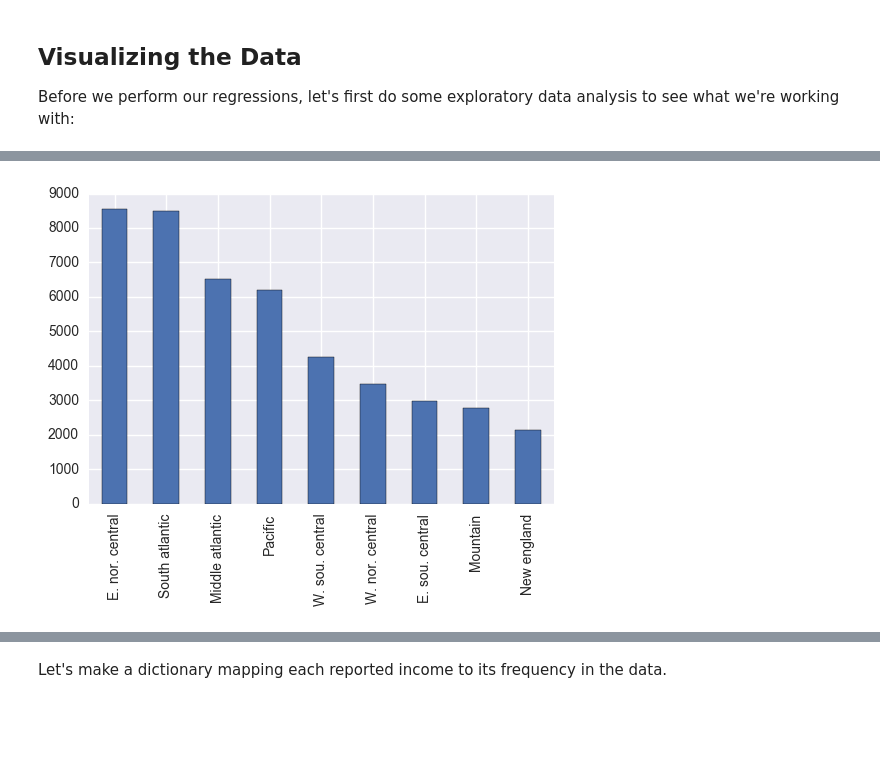
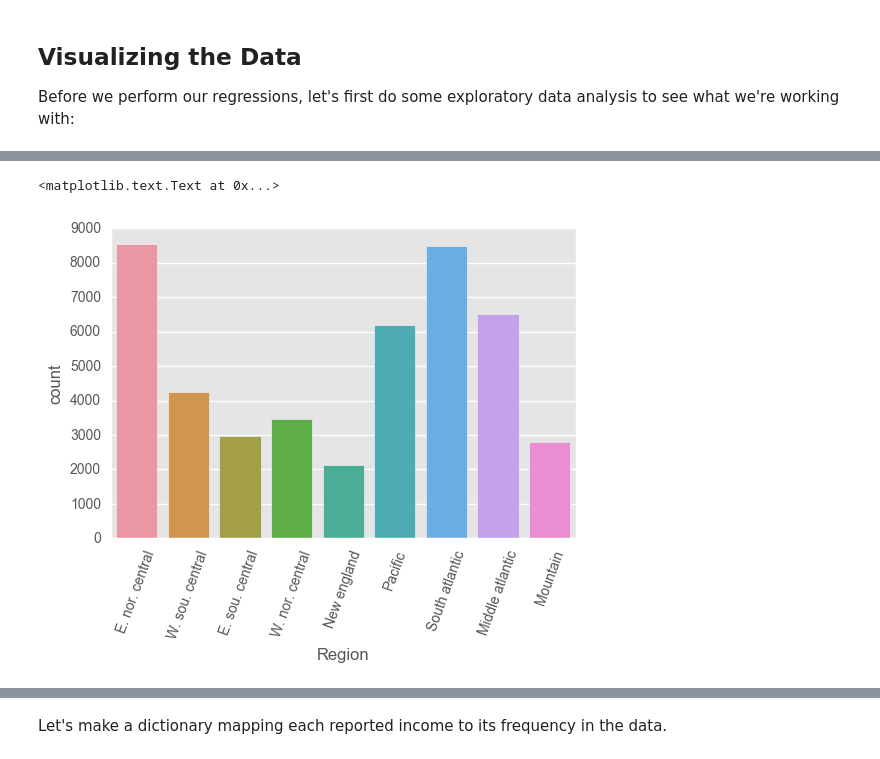
Before and after one commit to ds-modules/ENVECON-100, a Jupyter notebook: regression/Regression-Exercise.ipynb, the cells around one changed output, grey strips where cells are left out. Drawn from its saved outputs; the diff is of its cells as text; code cells hidden in the pictures; blank space fills up the shorter version.

```diff
--- a/regression/Regression-Exercise.ipynb
+++ b/regression/Regression-Exercise.ipynb
@@ -4,6 +4,7 @@ import pandas as pd
 import seaborn as sns
 import statsmodels.formula.api as smf
 import matplotlib.pyplot as plt
+plt.style.use('ggplot')
 %matplotlib inline
 # %% [markdown]
 # Extra Credit
@@ -79,15 +81,17 @@ plt.show()
 # %%
 regions = {1: "New england",
            2: "Middle atlantic",
            3: "E. nor. central",
            4: "W. nor. central",
            5: "South atlantic",
            6: "E. sou. central",
            7: "W. sou. central",
            8: "Mountain",
            9: "Pacific"}
 
-happy_data["REGION"].map(regions).value_counts().plot(kind='bar')
-plt.show()
+sns.countplot(x='REGION', data=happy_data.replace({'REGION': regions}))
+plt.xticks(rotation=70)
+plt.xlabel('Region')
 # %% [output]
+<matplotlib.text.Text at 0x...>
-[figure, old version]
+[figure, new version]
```
Also changed, not shown: parts of 17 cells of this notebook.
